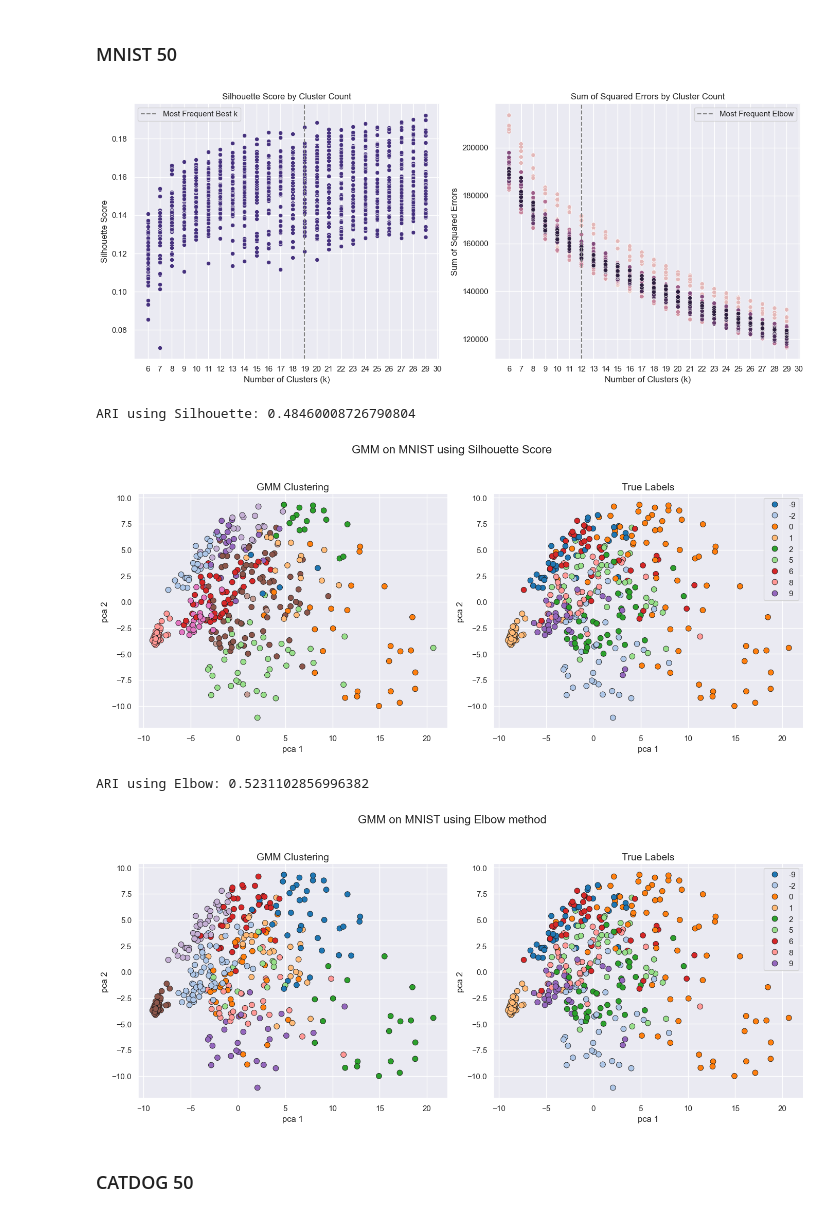
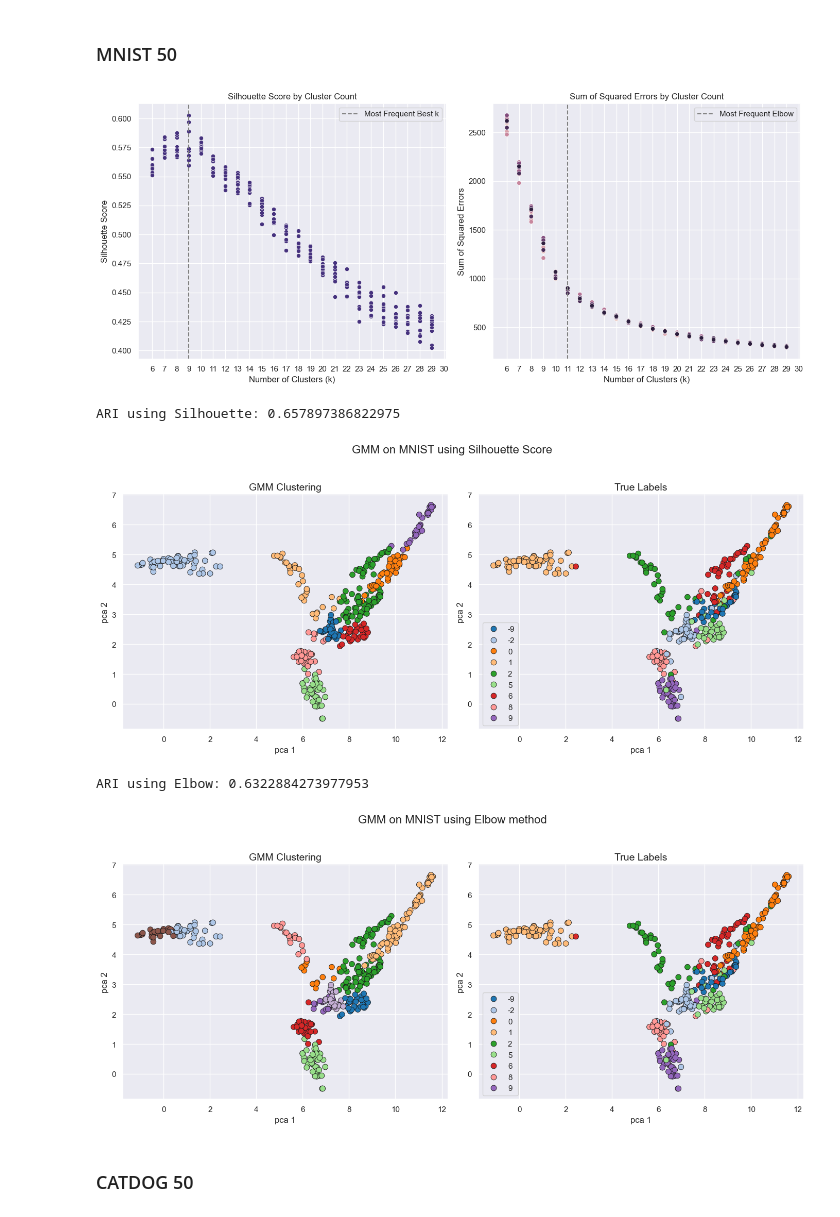
Before and after one commit to Max-Fredsdal/MVE441, a Jupyter notebook: project_3/project_3_GMM.ipynb, the cells around one changed output. Drawn from its saved outputs; the diff is of its cells as text; code cells hidden in the pictures.

Commit message:
bytte tillbaks till umap

```diff
--- a/project_3/project_3_GMM.ipynb
+++ b/project_3/project_3_GMM.ipynb
@@ -70,10 +71,16 @@ X_mnist_train, X_mnist_test, y_mnist_train, y_mnist_test = train_test_split(
 ### Lower dimensional projections using PCA
 # %%
 # Project into 2, 25, 50 principle components
-pca2 = PCA(n_components=2, random_state=42)
-pca25 = PCA(n_components=25, random_state=42)
-pca50 = PCA(n_components=50, random_state=42)
+# pca2 = PCA(n_components=2, random_state=42)
+# pca10 = PCA(n_components=10, random_state=42)
+# pca25 = PCA(n_components=25, random_state=42)
+# pca50 = PCA(n_components=50, random_state=42)
 scaler = StandardScaler()
+
+pca2 = umap.UMAP(n_neighbors=10, min_dist=0.1, n_components=2, random_state=42)
+pca10 = umap.UMAP(n_neighbors=10, min_dist=0.1, n_components=10, random_state=42)
+pca25 = umap.UMAP(n_neighbors=10, min_dist=0.1, n_components=25, random_state=42)
+pca50 = umap.UMAP(n_neighbors=10, min_dist=0.1, n_components=50, random_state=42)
 
 
 # CATDOG data set
@@ -93,6 +100,8 @@ X_mnist_test = scaler.transform(X_mnist_test)
 
 X_mnist_train2 = pca2.fit_transform(X_mnist_train)
 X_mnist_test2 = pca2.transform(X_mnist_test)
+X_mnist_train10 = pca10.fit_transform(X_mnist_train)
+X_mnist_test10 = pca10.transform(X_mnist_test)
 X_mnist_train25 = pca25.fit_transform(X_mnist_train)
 X_mnist_test25 = pca25.transform(X_mnist_test)
 X_mnist_train50 = pca50.fit_transform(X_mnist_train)
@@ -202,7 +211,7 @@ def tune_gmm_params(X, param_grid, n_splits=5, random_state=42):
         for fold, (train_idx, _) in enumerate(kf.split(X)):
             X_train = X[train_idx]
 
-            gmm = GaussianMixture(n_components=k, random_state=random_state)
+            gmm = GaussianMixture(n_components=k,n_init=10, random_state=random_state)
             gmm.fit(X_train)
             labels = gmm.predict(X_train)
             centers = gmm.means_
@@ -341,7 +415,7 @@ Best k's across runs: [np.int64(11), np.int64(13), np.int64(13), np.int64(14), n
 # %%
 # 50 components
-aris_ss_catdog50, k_best_ss_catdog50, aris_elbow_catdog50 , k_best_elbow_catdog50, df_runs_catdog50 = assess_tuning_stability(X_catdog_train50, [x for x in range(1,10)], 10, 5)
+aris_ss_catdog50, k_best_ss_catdog50, aris_elbow_catdog50 , k_best_elbow_catdog50, df_runs_catdog50,_ = assess_tuning_stability(X_catdog_train50, X_catdog_test50, [x for x in range(1,10)], 10, 5)
 
-aris_ss_mnist50, k_best_ss_mnist50, aris_elbow_mnist50 , k_best_elbow_mnist50, df_runs_mnist50 = assess_tuning_stability(X_mnist_train50, [x for x in range(6,30)], 10, 5)
+aris_ss_mnist50, k_best_ss_mnist50, aris_elbow_mnist50 , k_best_elbow_mnist50, df_runs_mnist50,_ = assess_tuning_stability(X_mnist_train50, X_mnist_test50, [x for x in range(6,30)], 10, 5)
 # %% [output]
 ##### Metrics using Silhouette score: #####
@@ -582,18 +687,12 @@ ARI: 0.03451251078515962
 # %% [markdown]
 ### MNIST 50
 # %%
-values, counts = np.unique(k_best_ss_mnist50, return_counts=True)
-most_frequent_k_ss = values[np.argmax(counts)]
-
-values, counts = np.unique(k_best_elbow_mnist50, return_counts=True)
-most_frequent_k_elbow = values[np.argmax(counts)]
-
 fig, (ax1, ax2) = plt.subplots(ncols=2, figsize=(14, 6))
 
 xticks_range = list(range(6, 31))
 
 sns.scatterplot(data=df_runs_mnist50, x='n_clusters', y='silhouette', marker='o', ax=ax1, legend=False)
-ax1.axvline(most_frequent_k_ss, color='gray', linestyle='--', label='Most Frequent Best k')
+ax1.axvline(k_best_ss_mnist50, color='gray', linestyle='--', label='Most Frequent Best k')
 ax1.set_title('Silhouette Score by Cluster Count')
 ax1.set_xlabel('Number of Clusters (k)')
 ax1.set_ylabel('Silhouette Score')
@@ -602,7 +701,7 @@ ax1.set_xticks(xticks_range)
 
 # Plot 2: Sum of Squared Errors
 sns.scatterplot(data=df_runs_mnist50, x='n_clusters', y='sum_sq_error', hue="run", marker='o', ax=ax2, legend=False)
-ax2.axvline(most_frequent_k_elbow, color='gray', linestyle='--', label='Most Frequent Elbow')
+ax2.axvline(k_best_elbow_mnist50, color='gray', linestyle='--', label='Most Frequent Elbow')
 ax2.set_title('Sum of Squared Errors by Cluster Count')
 ax2.set_xlabel('Number of Clusters (k)')
 ax2.set_ylabel('Sum of Squared Errors')
@@ -612,24 +711,24 @@ ax2.set_xticks(xticks_range)
 plt.tight_layout()
 plt.show()
 # %% [output]
-[figure, old version]
+[figure, new version]
 # %%
-gmm_mnist50 = GaussianMixture(n_components=most_frequent_k_ss).fit(X_mnist_train50)
+gmm_mnist50 = GaussianMixture(n_components=k_best_ss_mnist50).fit(X_mnist_train50)
 y_mnist_pred50 = gmm_mnist50.predict(X_mnist_test50)
 ari_mnist50 = adjusted_rand_score(y_mnist_test, y_mnist_pred50)
 print(f"ARI using Silhouette: {ari_mnist50}")
 plot_gmm_and_true_labels(X_mnist_test50,y_mnist_pred50, y_mnist_test, gmm_mnist50, title="GMM on MNIST using Silhouette Score")
 
-gmm_mnist50 = GaussianMixture(n_components=most_frequent_k_elbow).fit(X_mnist_train50)
+gmm_mnist50 = GaussianMixture(n_components=k_best_elbow_mnist50).fit(X_mnist_train50)
 y_mnist_pred50 = gmm_mnist50.predict(X_mnist_test50)
 ari_mnist50 = adjusted_rand_score(y_mnist_test, y_mnist_pred50)
 print(f"ARI using Elbow: {ari_mnist50}")
 plot_gmm_and_true_labels(X_mnist_test50,y_mnist_pred50, y_mnist_test, gmm_mnist50, title="GMM on MNIST using Elbow method")
 # %% [output]
-ARI using Silhouette: 0.48460008726790804
+ARI using Silhouette: 0.657897386822975
-[figure, old version]
+[figure, new version]
-ARI using Elbow: 0.5231102856996382
+ARI using Elbow: 0.6322884273977953
-[figure, old version]
+[figure, new version]
 # %% [markdown]
 ### CATDOG 50
 # %%
```
Also changed, not shown: parts of 22 cells of this notebook.
